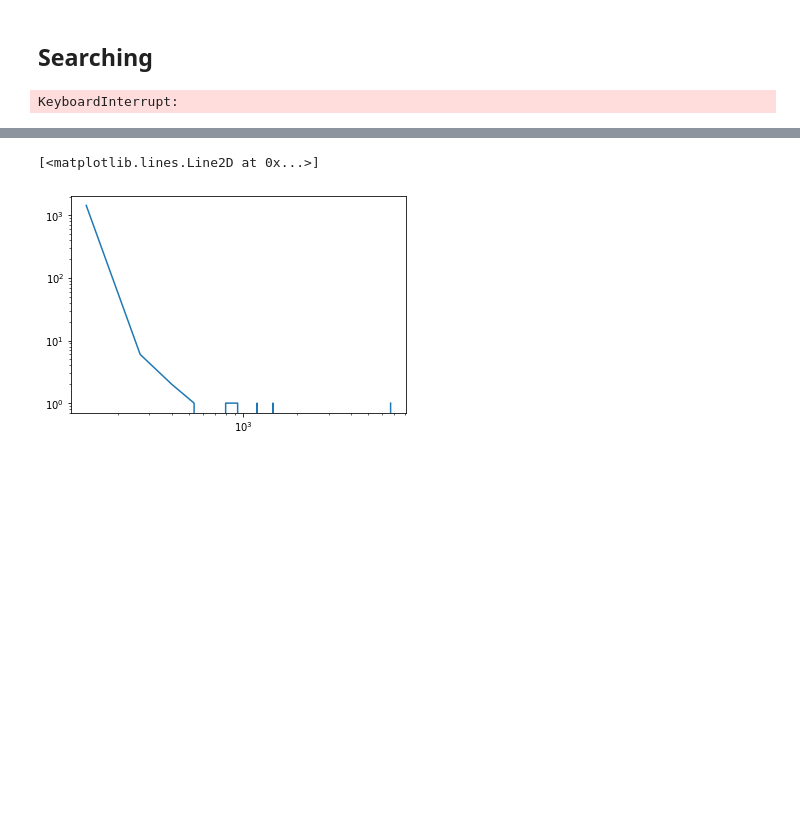
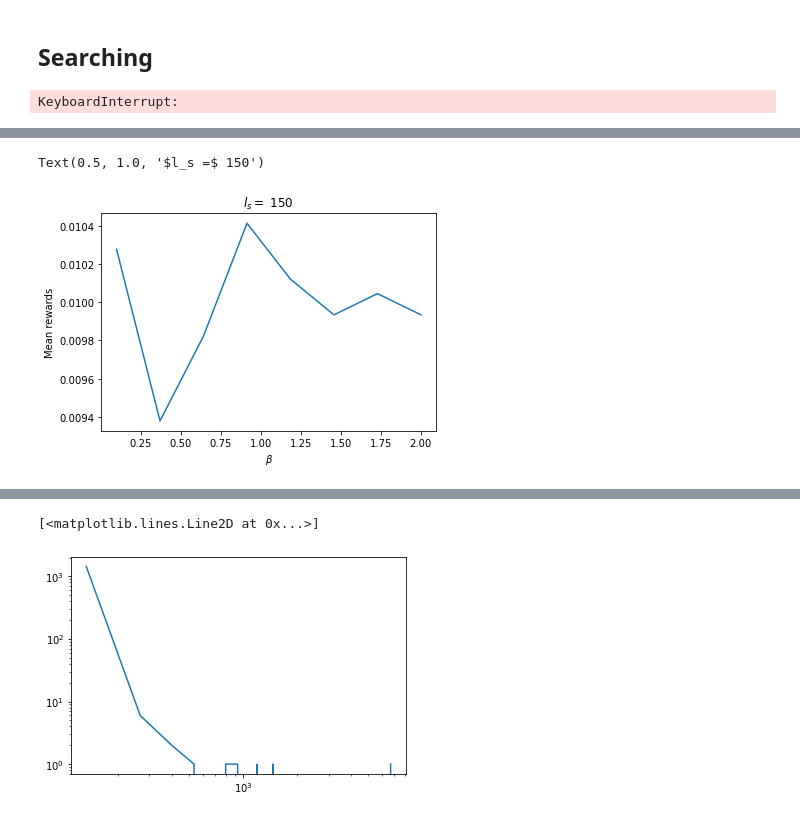
Before and after one commit to gorkamunoz/rl_opts, a Jupyter notebook: nbs/diffusion_walks.ipynb, the cells around one changed output, grey strips where cells are left out. Drawn from its saved outputs; the diff is of its cells as text; code cells hidden in the pictures; blank space fills up the shorter version.

```diff
--- a/nbs/diffusion_walks.ipynb
+++ b/nbs/diffusion_walks.ipynb
@@ -143,0 +172,7 @@ for idx_a, e in enumerate(encs):
+# %%
+plt.plot(alphas, m_eta)
+plt.xlabel(r'$\beta$'); plt.ylabel('Mean rewards')
+plt.title(fr'$l_s =$ {ls}')
+# %% [output]
+Text(0.5, 1.0, '$l_s =$ 150')
+[figure, added]
```
Also changed, not shown: parts of 35 cells of this notebook, 5 other files.
